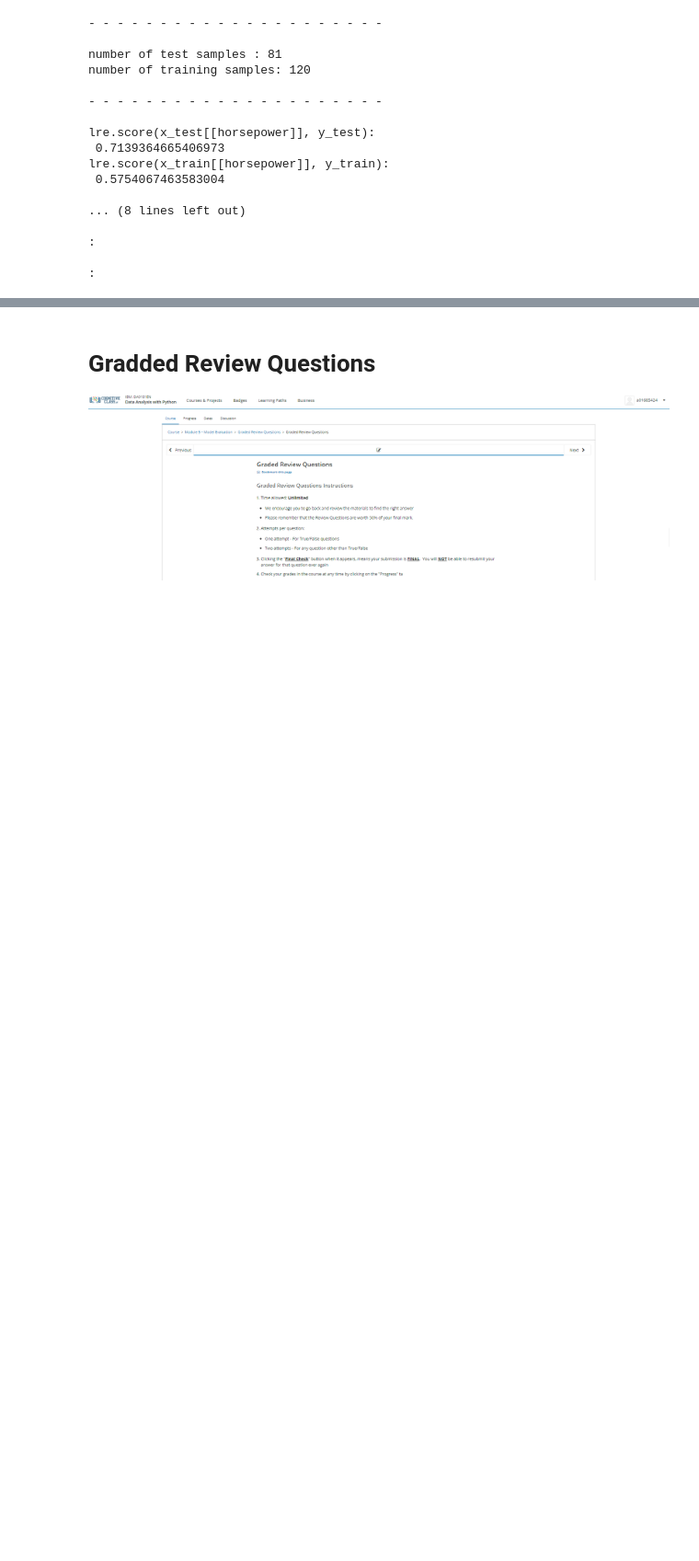
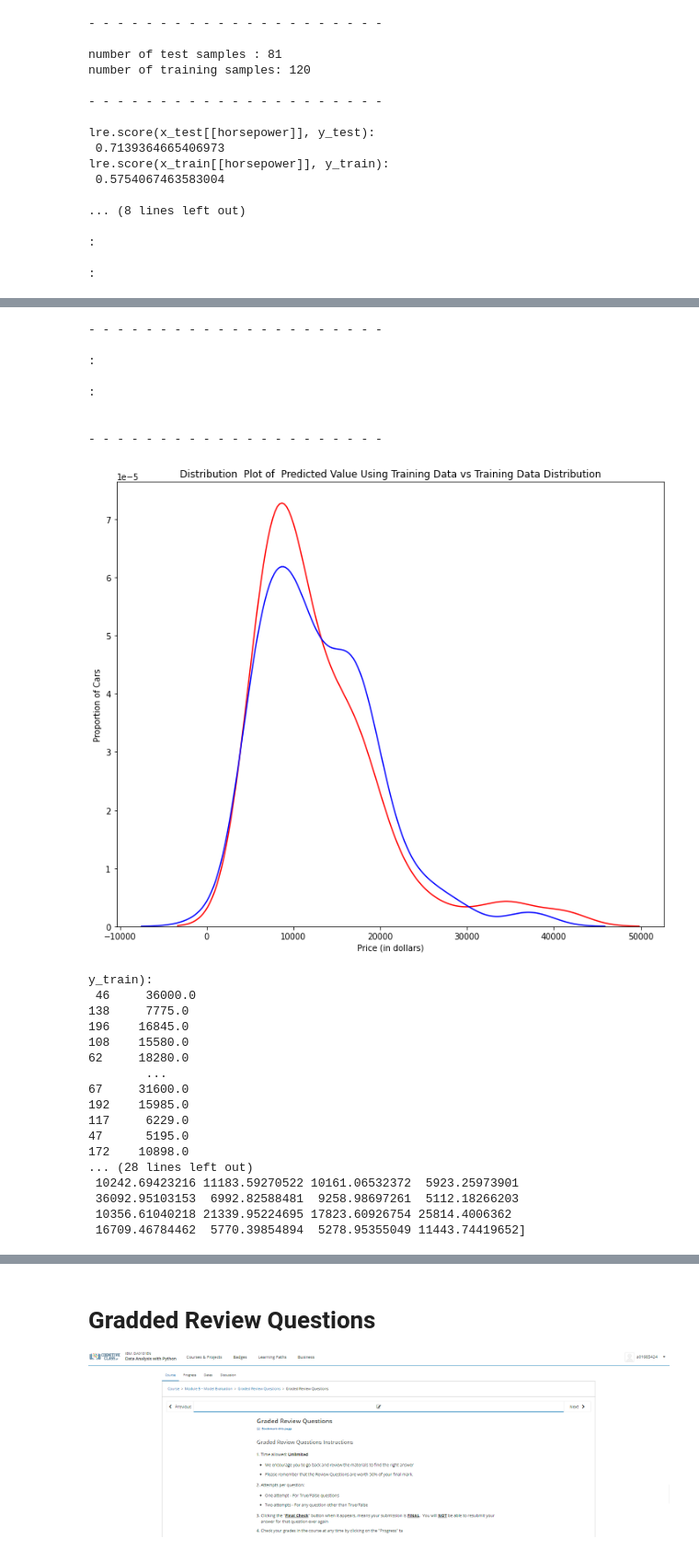
Before and after one commit to PosgradoMNA/actividades-de-aprendizaje-a01685424, a Jupyter notebook: IBM_DA0101EN_Data_Analysis_with_Python_Mod05.ipynb, the cells around one changed output, grey strips where cells are left out. Shown at 92% size. Drawn from its saved outputs; the diff is of its cells as text; code cells hidden in the pictures; blank space fills up the shorter version.

```diff
--- a/IBM_DA0101EN_Data_Analysis_with_Python_Mod05.ipynb
+++ b/IBM_DA0101EN_Data_Analysis_with_Python_Mod05.ipynb
@@ -269,0 +214,59 @@ print(':\n',)
+# %%
+# - - - - - - - - - - - - - - - - - - - - - - - - - - -
+# Ejercicio 3
+
+# Overfitting.
+
+from sklearn.model_selection import cross_val_predict
+import matplotlib.pyplot as plt
+%matplotlib inline
+import seaborn as sns
+
+# Calculando predicción
+yhat = cross_val_predict(lre,x_data[['horsepower']], y_data,cv=4)
+yhat[0:5]
+
+print('\n- - - - - - - - - - - - - - - - - - - - - \n')
+lr = LinearRegression()
+lr.fit(x_train[['horsepower', 'curb-weight', 'engine-size', 'highway-mpg']], y_train)
+print(':\n',)
+yhat_train = lr.predict(x_train[['horsepower', 'curb-weight', 'engine-size', 'highway-mpg']])
+yhat_train[0:5]
+print(':\n',)
+yhat_test = lr.predict(x_test[['horsepower', 'curb-weight', 'engine-size', 'highway-mpg']])
+yhat_test[0:5]
+
+print('\n- - - - - - - - - - - - - - - - - - - - - \n')
+Title = 'Distribution  Plot of  Predicted Value Using Training Data vs Training Data Distribution'
+DistributionPlot(y_train, yhat_train, "Actual Values (Train)", "Predicted Values (Train)", Title)
+print('y_train):\n',y_train)
+print('y_hat_train:\n',yhat_train)
+Title='Distribution  Plot of  Predicted Value Using Test Data vs Data Distribution of Test Data'
+DistributionPlot(y_test,yhat_test,"Actual Values (Test)","Predicted Values (Test)",Title)
+# %% [output]
+- - - - - - - - - - - - - - - - - - - - -
+
+:
+
+:
+
+
+- - - - - - - - - - - - - - - - - - - - -
+[figure, added]
+y_train):
+ 46     36000.0
+138     7775.0
+196    16845.0
+108    15580.0
+62     18280.0
+        ...
+67     31600.0
+192    15985.0
+117     6229.0
+47      5195.0
+172    10898.0
+... (28 lines left out)
+ 10242.69423216 11183.59270522 10161.06532372  5923.25973901
+ 36092.95103153  6992.82588481  9258.98697261  5112.18266203
+ 10356.61040218 21339.95224695 17823.60926754 25814.4006362
+ 16709.46784462  5770.39854894  5278.95355049 11443.74419652]
```
Also changed, not shown: parts of 15 cells of this notebook.
